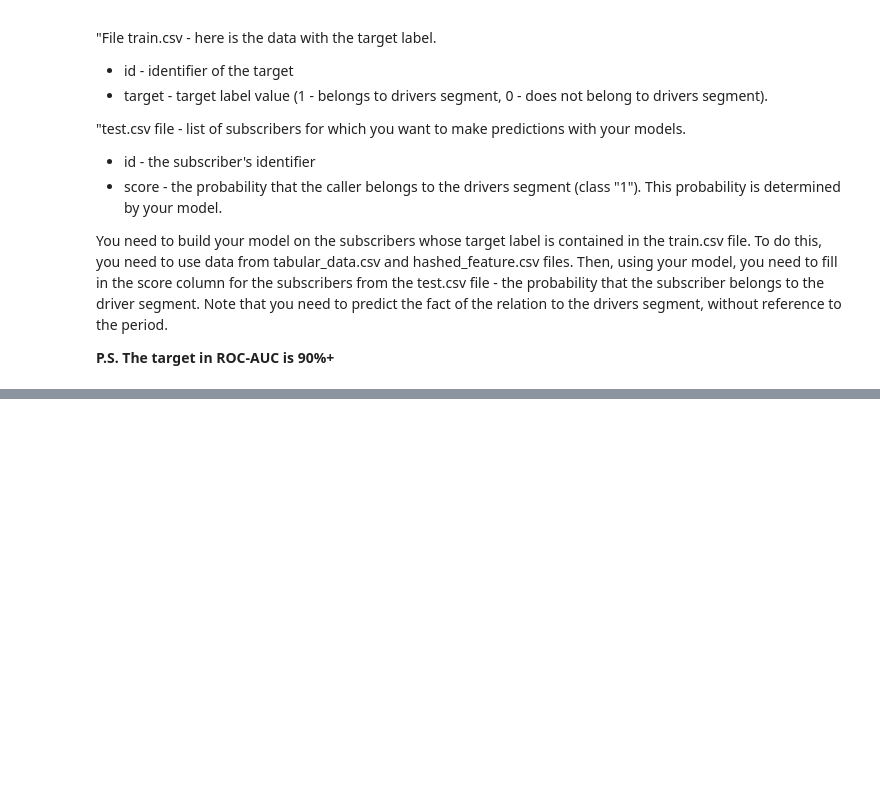
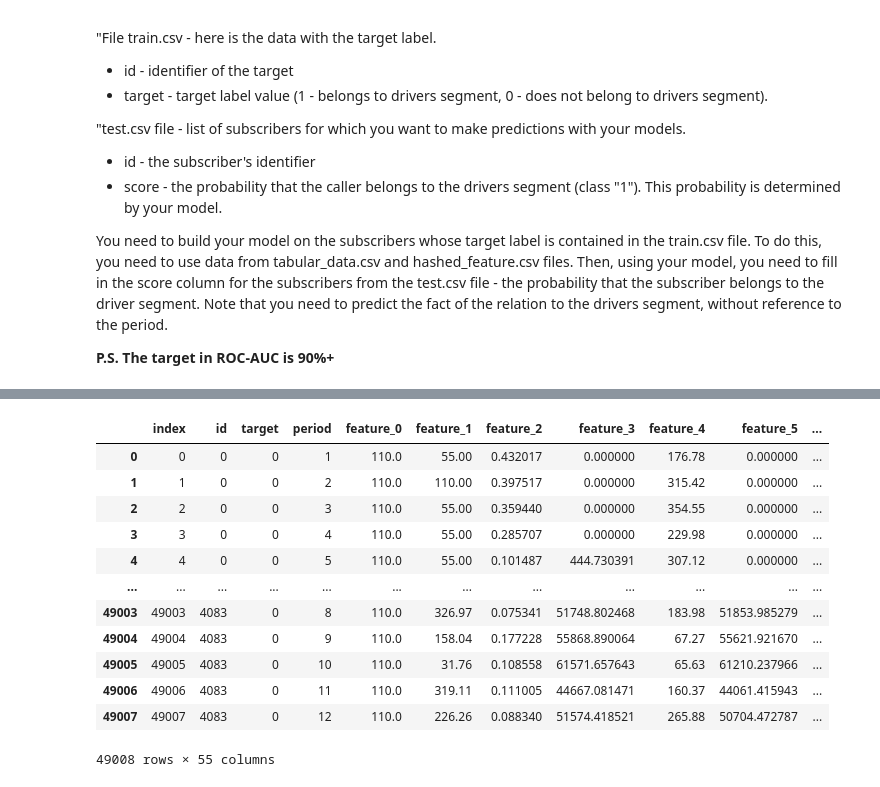
Before and after one commit to vieetdemort/DS-test-assignment-from-mobile-operator, a Jupyter notebook: DS_test_assignment_from_mobile_operator.ipynb, the cells around one changed output, grey strips where cells are left out. Cells and saved outputs as stored; diff of their text form; code cells hidden in the pictures; blank space fills up the shorter version.

```diff
--- a/DS_test_assignment_from_mobile_operator.ipynb
+++ b/DS_test_assignment_from_mobile_operator.ipynb
@@ -58,7 +70,7 @@ train = pd.read_csv('train.csv')
 # %%
 test = pd.read_csv('test.csv')
 # %%
-df = train.merge(tabular_data, how='left', on='id')
+df = train.merge(tabular_data, on='id').reset_index()
 # %%
 hashed_feature = pd.read_csv('hashed_feature.csv')
 hashed_feature.head()
@@ -69,4 +96,20 @@ feature_50['feature_50'].head()
 # %%
 df = df.merge(feature_50, how='left', on='id')
+# %%
+df
+# %% [output]
+|  | index | id | target | period | feature_0 | feature_1 | feature_2 | feature_3 | feature_4 | feature_5 | ... |
+| 0 | 0 | 0 | 0 | 1 | 110.0 | 55.00 | 0.432017 | 0.000000 | 176.78 | 0.000000 | ... |
+| 1 | 1 | 0 | 0 | 2 | 110.0 | 110.00 | 0.397517 | 0.000000 | 315.42 | 0.000000 | ... |
+| 2 | 2 | 0 | 0 | 3 | 110.0 | 55.00 | 0.359440 | 0.000000 | 354.55 | 0.000000 | ... |
+| 3 | 3 | 0 | 0 | 4 | 110.0 | 55.00 | 0.285707 | 0.000000 | 229.98 | 0.000000 | ... |
+| 4 | 4 | 0 | 0 | 5 | 110.0 | 55.00 | 0.101487 | 444.730391 | 307.12 | 0.000000 | ... |
+| ... | ... | ... | ... | ... | ... | ... | ... | ... | ... | ... | ... |
+| 49003 | 49003 | 4083 | 0 | 8 | 110.0 | 326.97 | 0.075341 | 51748.802468 | 183.98 | 51853.985279 | ... |
+| 49004 | 49004 | 4083 | 0 | 9 | 110.0 | 158.04 | 0.177228 | 55868.890064 | 67.27 | 55621.921670 | ... |
+| 49005 | 49005 | 4083 | 0 | 10 | 110.0 | 31.76 | 0.108558 | 61571.657643 | 65.63 | 61210.237966 | ... |
+| 49006 | 49006 | 4083 | 0 | 11 | 110.0 | 319.11 | 0.111005 | 44667.081471 | 160.37 | 44061.415943 | ... |
+| 49007 | 49007 | 4083 | 0 | 12 | 110.0 | 226.26 | 0.088340 | 51574.418521 | 265.88 | 50704.472787 | ... |
+49008 rows × 55 columns
 # %%
 df['feature_50']
```
Also changed, not shown: parts of 6 cells of this notebook.
